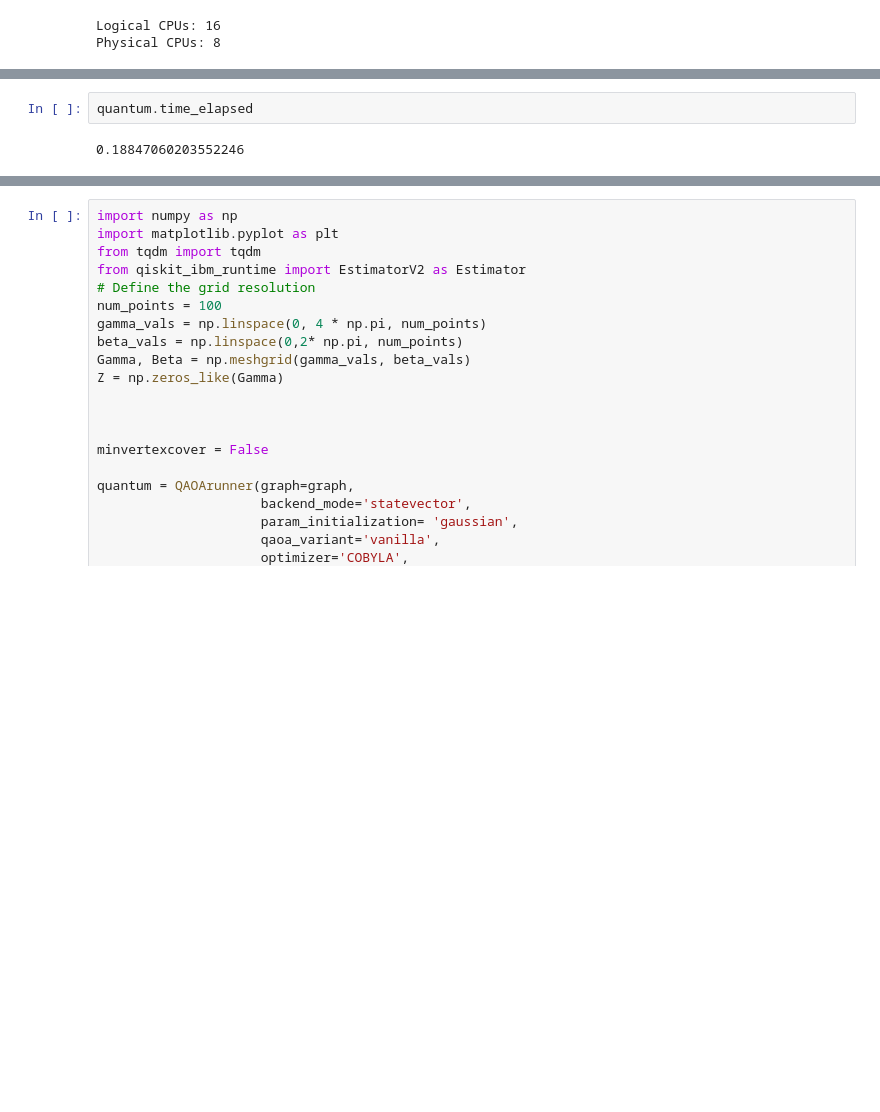
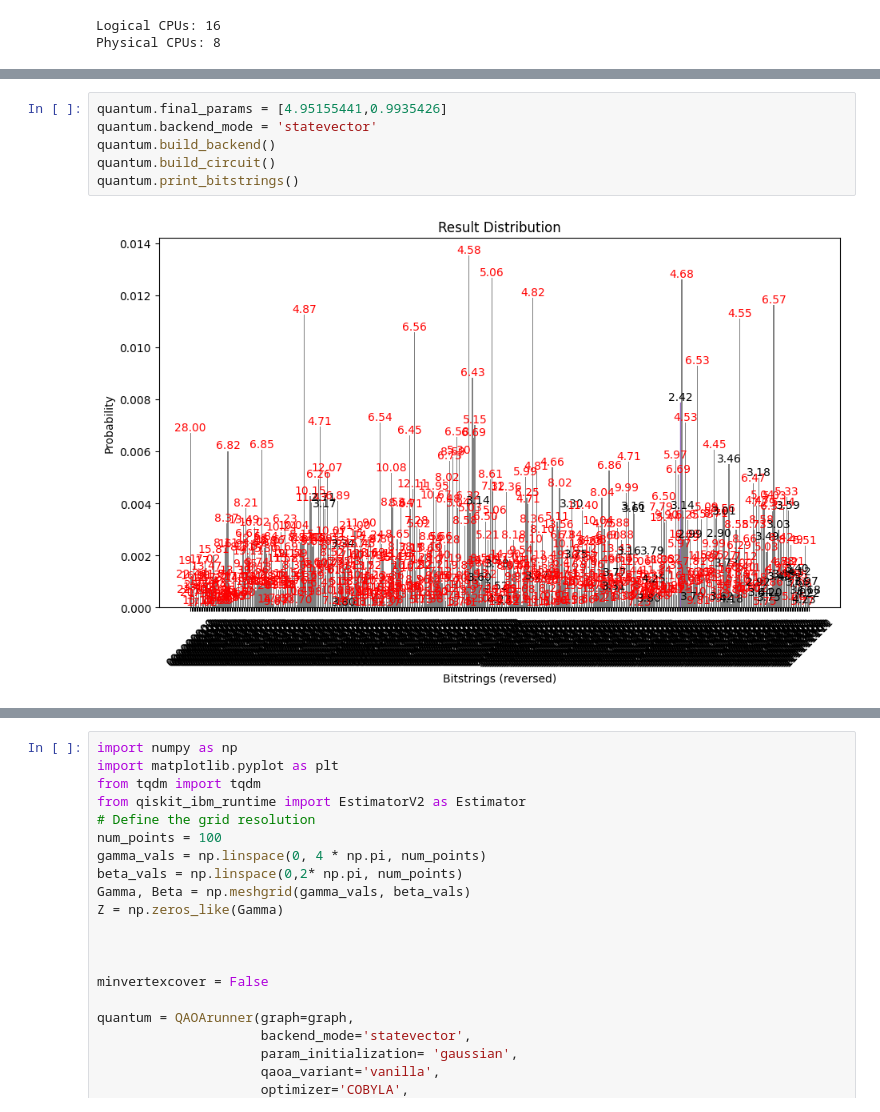
Before and after one commit to Smeidir/QAOA, a Jupyter notebook: tests.ipynb, the cells around one changed output, grey strips where cells are left out. Saved outputs shown, nothing was run; the diff lists cells and outputs as text; blank space fills up the shorter version.

```diff
--- a/tests.ipynb
+++ b/tests.ipynb
@@ -150,7 +167,11 @@ quantum.print_bitstrings()
-# %%
-quantum.time_elapsed
-# %% [output]
-0.18847060203552246
+# %%
+quantum.final_params = [4.95155441,0.9935426]
+quantum.backend_mode = 'statevector'
+quantum.build_backend()
+quantum.build_circuit()
+quantum.print_bitstrings()
+# %% [output]
+[figure, added]
 # %%
 print(quantum.circuit.count_ops())
 # %% [output]
```
Also changed, not shown: parts of 4 cells of this notebook, 3 other files.
